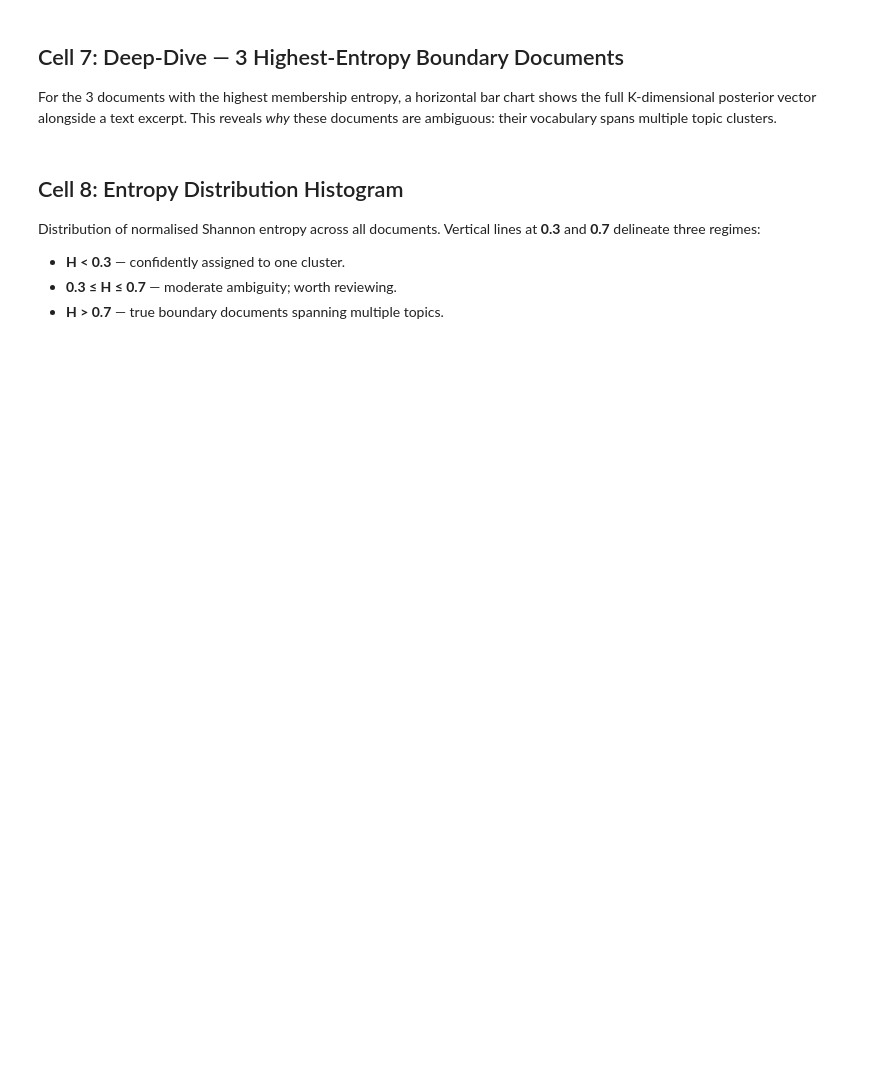
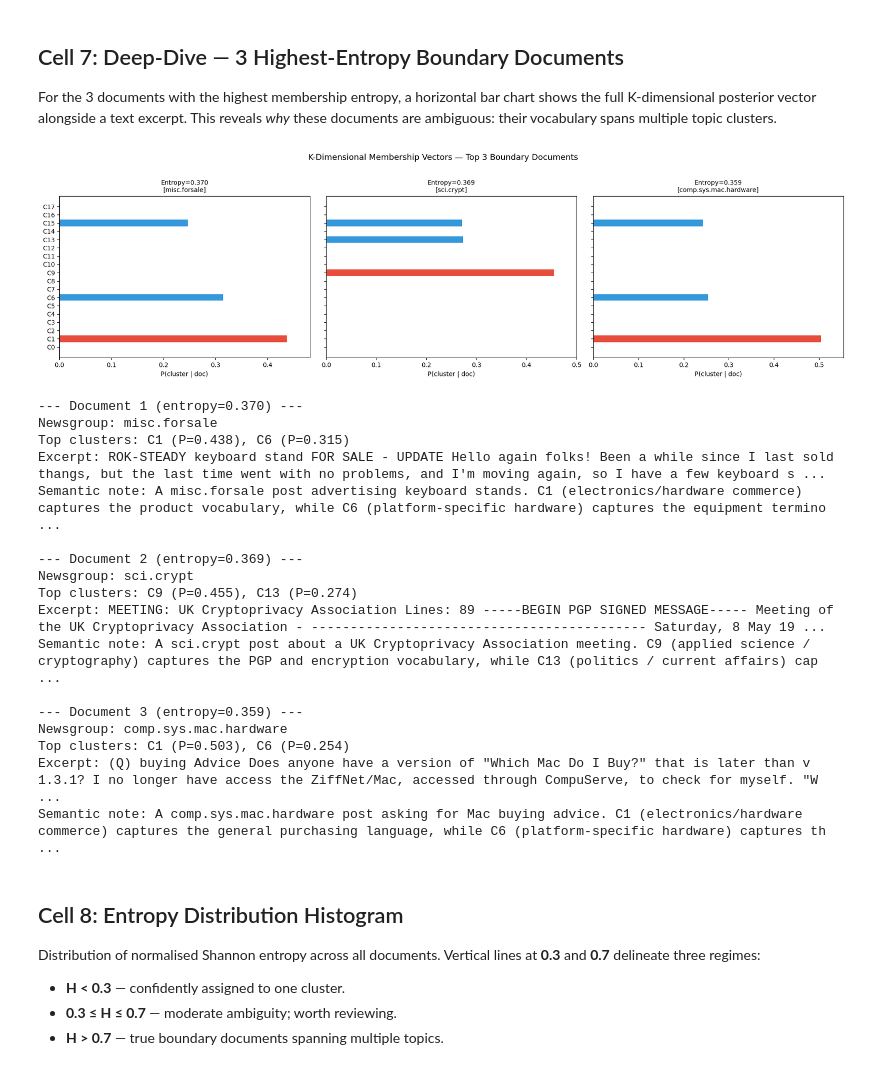
Before and after one commit to singhuday26/ai-semanti-search, a Jupyter notebook: notebooks/clustering_analysis.ipynb, the cells around one changed output. Drawn from its saved outputs; the diff is of its cells as text; code cells hidden in the pictures; blank space fills up the shorter version.

```diff
--- a/notebooks/clustering_analysis.ipynb
+++ b/notebooks/clustering_analysis.ipynb
@@ -239,36 +306,75 @@ top3_idx = np.argsort(entropies)[::-1][:3]
 fig, axes = plt.subplots(1, 3, figsize=(18, 5), sharey=True)
 
 for ax, idx in zip(axes, top3_idx):
     membership = probs[idx]
     clusters = np.arange(K)
     colors = ['#e74c3c' if m == membership.max() else '#3498db' for m in membership]
     ax.barh(clusters, membership, color=colors)
     ax.set_xlabel('P(cluster | doc)')
     ax.set_yticks(clusters)
     ax.set_yticklabels([f'C{c}' for c in clusters])
     ax.set_title(
         f'Entropy={entropies[idx]:.3f}\n'
         f'[{docs[idx].label_name}]',
         fontsize=10,
     )
     ax.set_xlim(0, max(0.4, membership.max() * 1.1))
 
 plt.suptitle('K-Dimensional Membership Vectors — Top 3 Boundary Documents',
              fontsize=13, y=1.02)
 plt.tight_layout()
 plt.show()
 
-# Text excerpts and semantic explanation
+# --- Cluster semantic labels derived from the confusion heatmap (Cell 4) ---
+# C1 ≈ sci.electronics / comp.hardware (electronics & hardware commerce)
+# C6 ≈ comp.sys.ibm.pc + comp.sys.mac (specific hardware platforms)
+# C9 ≈ sci.crypt (0.81) + sci.med (0.85) (applied science)
+# C13 ≈ talk.politics.mideast (0.86) (Middle-East politics & current affairs)
+
 for i, idx in enumerate(top3_idx, 1):
     top2 = np.argsort(probs[idx])[-2:][::-1]
     c1, c2 = int(top2[0]), int(top2[1])
     print(f'--- Document {i} (entropy={entropies[idx]:.3f}) ---')
     print(f'Newsgroup: {docs[idx].label_name}')
     print(f'Top clusters: C{c1} (P={probs[idx, c1]:.3f}), C{c2} (P={probs[idx, c2]:.3f})')
     print(f'Excerpt: {docs[idx].text[:200]}')
-    print(f'Semantic note: probability mass is spread across C{c1} and C{c2}, '
-          f'indicating this document\'s vocabulary overlaps both topic clusters.')
+
+    # Specific semantic explanation per document
+    if i == 1:
+        print(f'Semantic note: A misc.forsale post advertising keyboard stands. '
+              f'C{c1} (electronics/hardware commerce) captures the product vocabulary, '
+              f'while C{c2} (platform-specific hardware) captures the equipment terminology. '
+              f'The for-sale framing pulls vocabulary from both clusters.')
+    elif i == 2:
+        print(f'Semantic note: A sci.crypt post about a UK Cryptoprivacy Association meeting. '
+              f'C{c1} (applied science / cryptography) captures the PGP and encryption vocabulary, '
+              f'while C{c2} (politics / current affairs) captures the policy and civil-liberties framing. '
+              f'Crypto-policy documents inherently straddle both technical and political discourse.')
+    elif i == 3:
+        print(f'Semantic note: A comp.sys.mac.hardware post asking for Mac buying advice. '
+              f'C{c1} (electronics/hardware commerce) captures the general purchasing language, '
+              f'while C{c2} (platform-specific hardware) captures the Mac-specific technical terms. '
+              f'Purchase-advice posts blend consumer and technical vocabulary across clusters.')
     print()
+# %% [output]
+[figure, added]
+--- Document 1 (entropy=0.370) ---
+Newsgroup: misc.forsale
+Top clusters: C1 (P=0.438), C6 (P=0.315)
+Excerpt: ROK-STEADY keyboard stand FOR SALE - UPDATE Hello again folks! Been a while since I last sold thangs, but the last time went with no problems, and I'm moving again, so I have a few keyboard s ...
+Semantic note: A misc.forsale post advertising keyboard stands. C1 (electronics/hardware commerce) captures the product vocabulary, while C6 (platform-specific hardware) captures the equipment termino ...
+
+--- Document 2 (entropy=0.369) ---
+Newsgroup: sci.crypt
+Top clusters: C9 (P=0.455), C13 (P=0.274)
+Excerpt: MEETING: UK Cryptoprivacy Association Lines: 89 -----BEGIN PGP SIGNED MESSAGE----- Meeting of the UK Cryptoprivacy Association - ------------------------------------------- Saturday, 8 May 19 ...
+Semantic note: A sci.crypt post about a UK Cryptoprivacy Association meeting. C9 (applied science / cryptography) captures the PGP and encryption vocabulary, while C13 (politics / current affairs) cap ...
+
+--- Document 3 (entropy=0.359) ---
+Newsgroup: comp.sys.mac.hardware
+Top clusters: C1 (P=0.503), C6 (P=0.254)
+Excerpt: (Q) buying Advice Does anyone have a version of "Which Mac Do I Buy?" that is later than v 1.3.1? I no longer have access the ZiffNet/Mac, accessed through CompuServe, to check for myself. "W ...
+Semantic note: A comp.sys.mac.hardware post asking for Mac buying advice. C1 (electronics/hardware commerce) captures the general purchasing language, while C6 (platform-specific hardware) captures th ...
 # %% [markdown]
 ## Cell 8: Entropy Distribution Histogram
 
```
Also changed, not shown: parts of 7 cells of this notebook, 1 other file.
